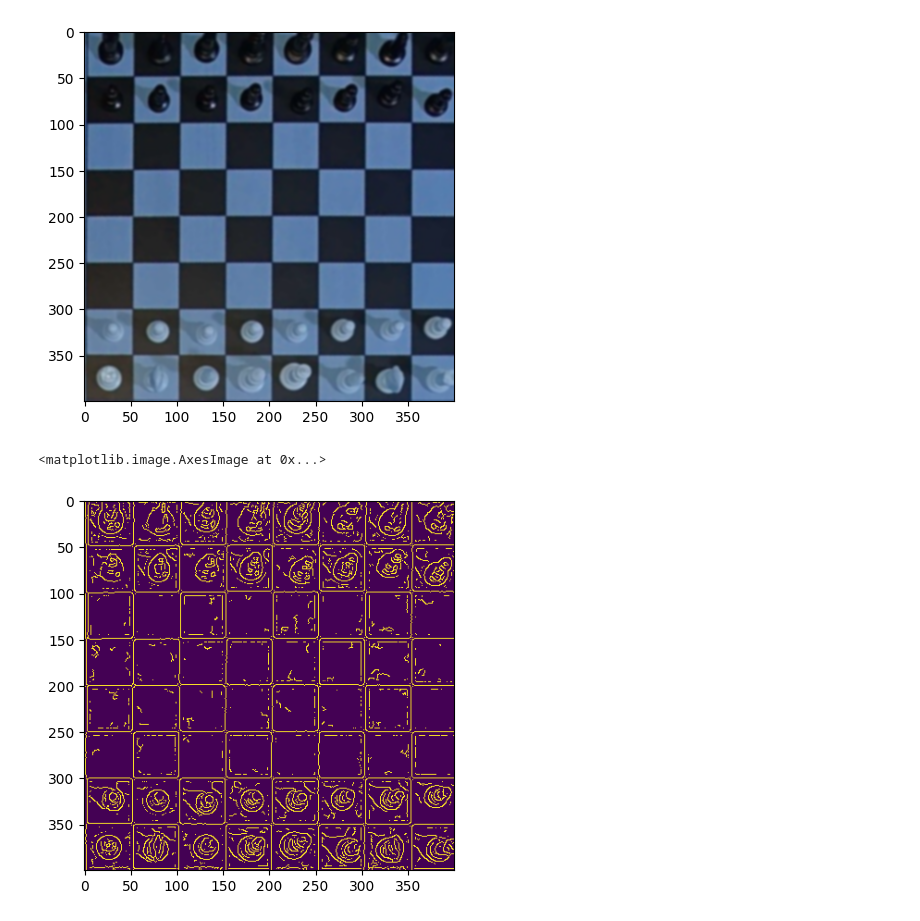
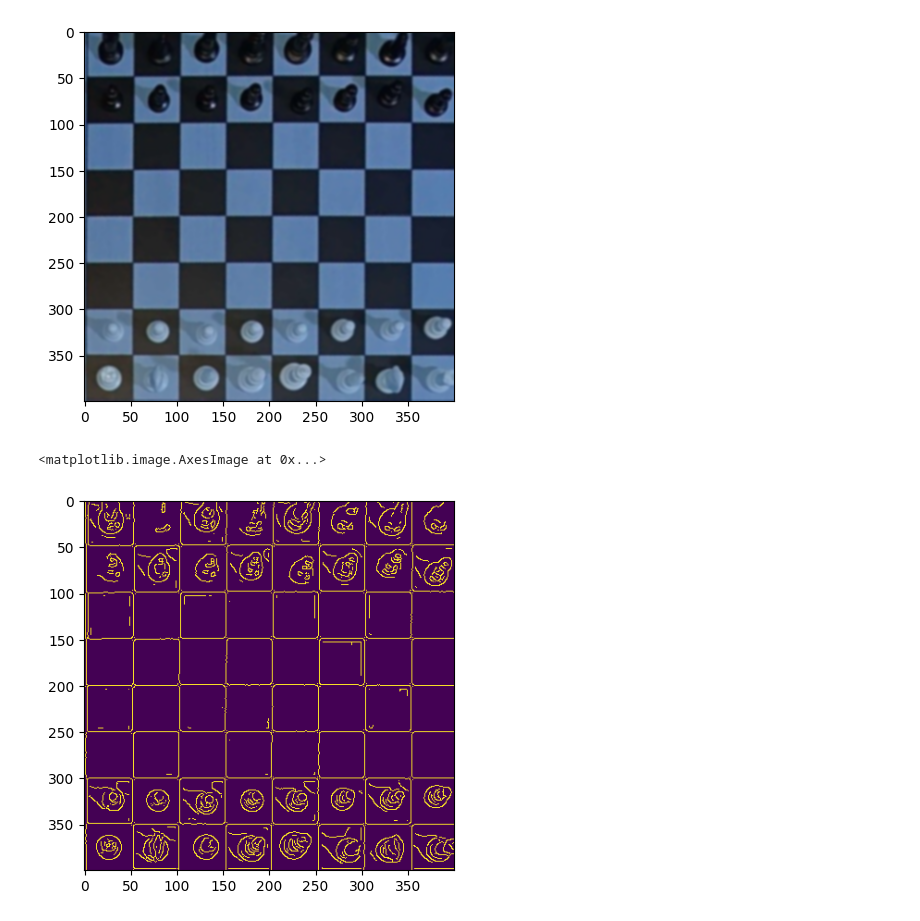
Before and after one commit to S-Arbor/fried-liver-otb, a Jupyter notebook: piece_detection.ipynb, the cells around one changed output. Drawn from its saved outputs; the diff is of its cells as text; code cells hidden in the pictures.

```diff
--- a/piece_detection.ipynb
+++ b/piece_detection.ipynb
@@ -33,8 +33,8 @@ plt.imshow(blurred, cmap="grey")
 <matplotlib.image.AxesImage at 0x...>
 [figure]
 # %%
-edges = cv2.Canny(blurred, 10, 20)
+edges = cv2.Canny(blurred, 20, 50)
 plt.imshow(edges)
 # %% [output]
 <matplotlib.image.AxesImage at 0x...>
-[figure, old version]
+[figure, new version]
```
Also changed, not shown: parts of 15 cells of this notebook, 1 other file.
